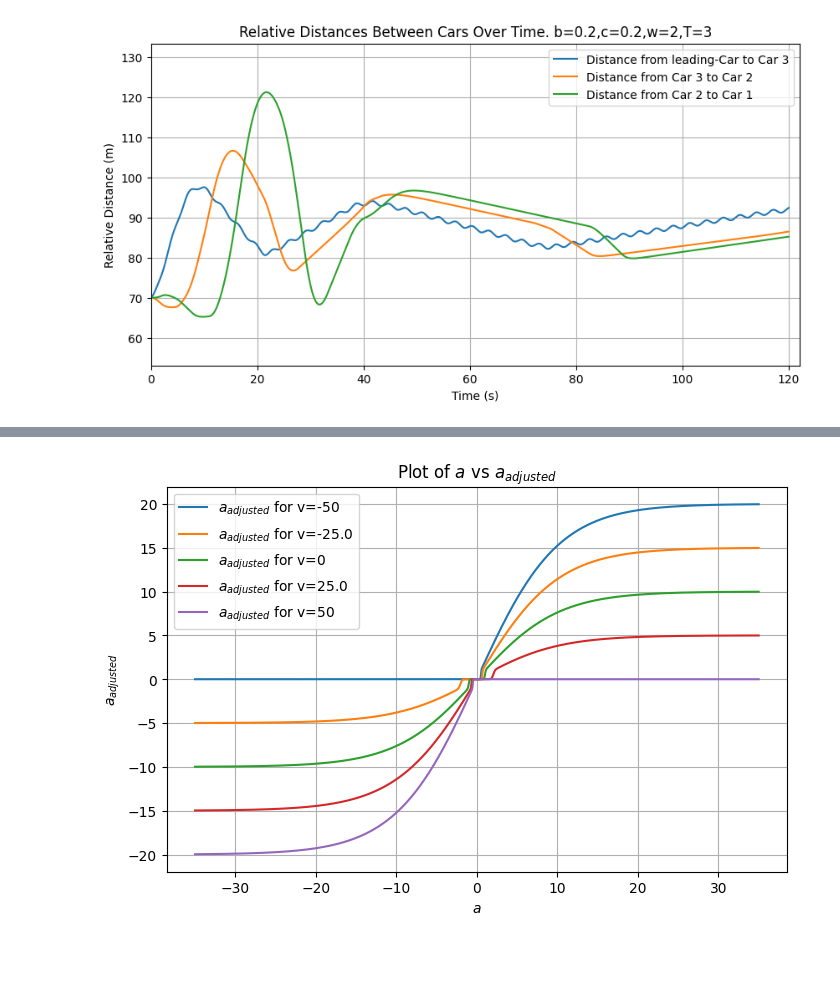
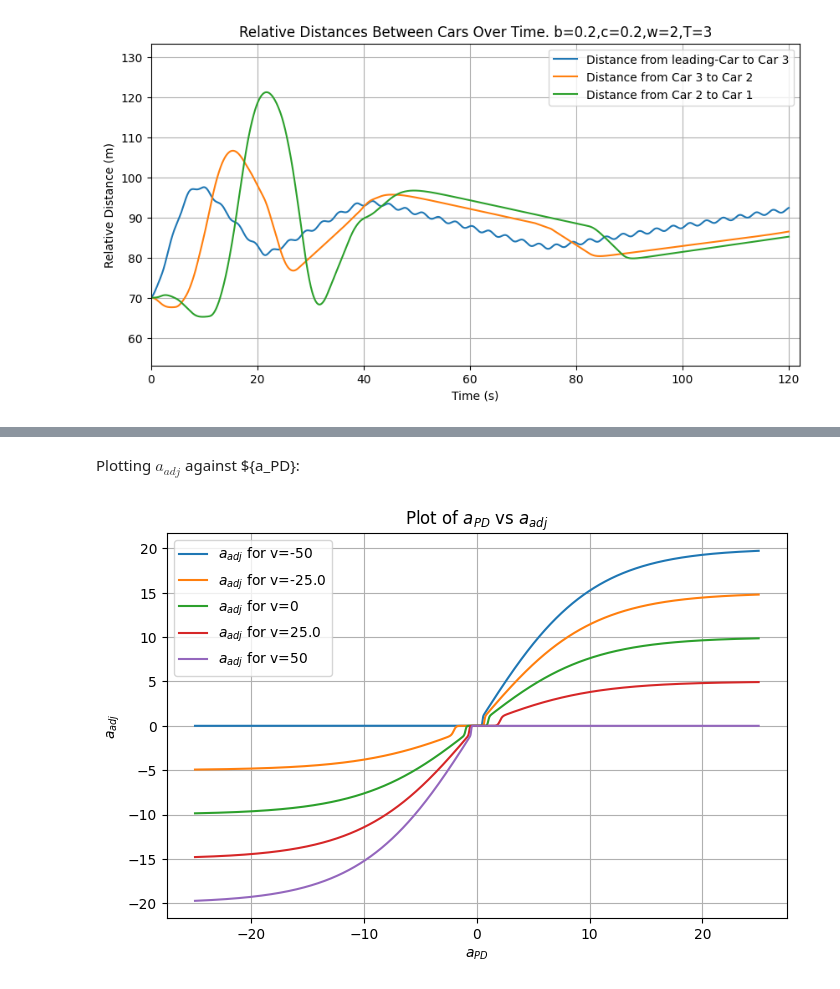
Before and after one commit to s204496/01257_advanced_math_modeling, a Jupyter notebook: numerical_simulations.ipynb, the cells around one changed output, grey strips where cells are left out. Saved outputs shown, nothing was run; the diff lists cells and outputs as text; code cells hidden in the pictures; blank space fills up the shorter version.

Commit message:
included new plots

```diff
--- a/numerical_simulations.ipynb
+++ b/numerical_simulations.ipynb
@@ -18,7 +18,7 @@ T=3
 # Defining constants for adjusted acceleration
 c1,c2,c3,c4 = -1,1,-10,10
 k,l = 10, 0.1
-adjusted_acceleration = True
+adjusted_acceleration = False
 max_speed = 50
 # Defining starting positions
 position = [[70*i] for i in range(number_of_cars-1,-1,-1)]
@@ -117,0 +175,25 @@ Plotting a_adjusted against a:
+# %%
+def h(x):
+    return 1 + 0.5 * np.tanh(k * (x - c2)) - 0.5 * np.tanh(k * (x - c1))
+
+# Generate the range for a
+a = np.linspace(-20, 20, 500)
+
+h_values = h(a)
+
+# Plot the function
+plt.figure(figsize=(10, 6))
+plt.plot(a, h_values, label=r'$h(a, 0)$')
+
+# Add horizontal lines for c3 and c4
+plt.axvline(c1, color='red', linewidth=1.5, linestyle='--', label=r'$c_1$')
+plt.axvline(c2, color='blue', linewidth=1.5, linestyle='--', label=r'$c_2$')
+
+plt.title(r'Plot of $h(x)$ for $k=10$')
+plt.xlabel(r'$x$')
+plt.ylabel(r'$h(x)$')
+plt.axhline(0, color='black', linewidth=0.8, linestyle='--')
+plt.axvline(0, color='black', linewidth=0.8, linestyle='--')
+plt.grid(True)
+plt.legend()
+plt.show()
@@ -118,20 +202,23 @@ Plotting a_adjusted against a:
+# %% [markdown]
+Plotting $a_{adj}$ against ${a_PD}:
 # %%
 # Generate data for a
-a_values = np.linspace(-35, 35, 5000)
+a_values = np.linspace(-25, 25, 5000)
 v = [-max_speed, -max_speed/2, 0, max_speed/2, max_speed]
 
 # Plot
 plt.figure(figsize=(8, 5))
 for vel in v:
-    a_adjusted = acc_adj(a_values, vel, c1, c2, c3, c4, k, l)
-    plt.plot(a_values, a_adjusted, label=f'$a_{{adjusted}}$ for v={vel}')
+    g_values = g(a_values, vel)
+    a_adjusted = h(g_values) * g_values
+    plt.plot(a_values, a_adjusted, label=f'$a_{{adj}}$ for v={vel}')
 
 # Additional plot details
-plt.title('Plot of $a$ vs $a_{adjusted}$')
-plt.xlabel('$a$')
-plt.ylabel('$a_{adjusted}$')
+plt.title(r'Plot of $a_{PD}$ vs $a_{adj}$')
+plt.xlabel(r'$a_{PD}$')
+plt.ylabel(r'$a_{adj}$')
 plt.legend()
 plt.grid(True)
 plt.show()
 # %% [output]
-[figure, old version]
+[figure, new version]
```
Also changed, not shown: parts of 7 cells of this notebook.
